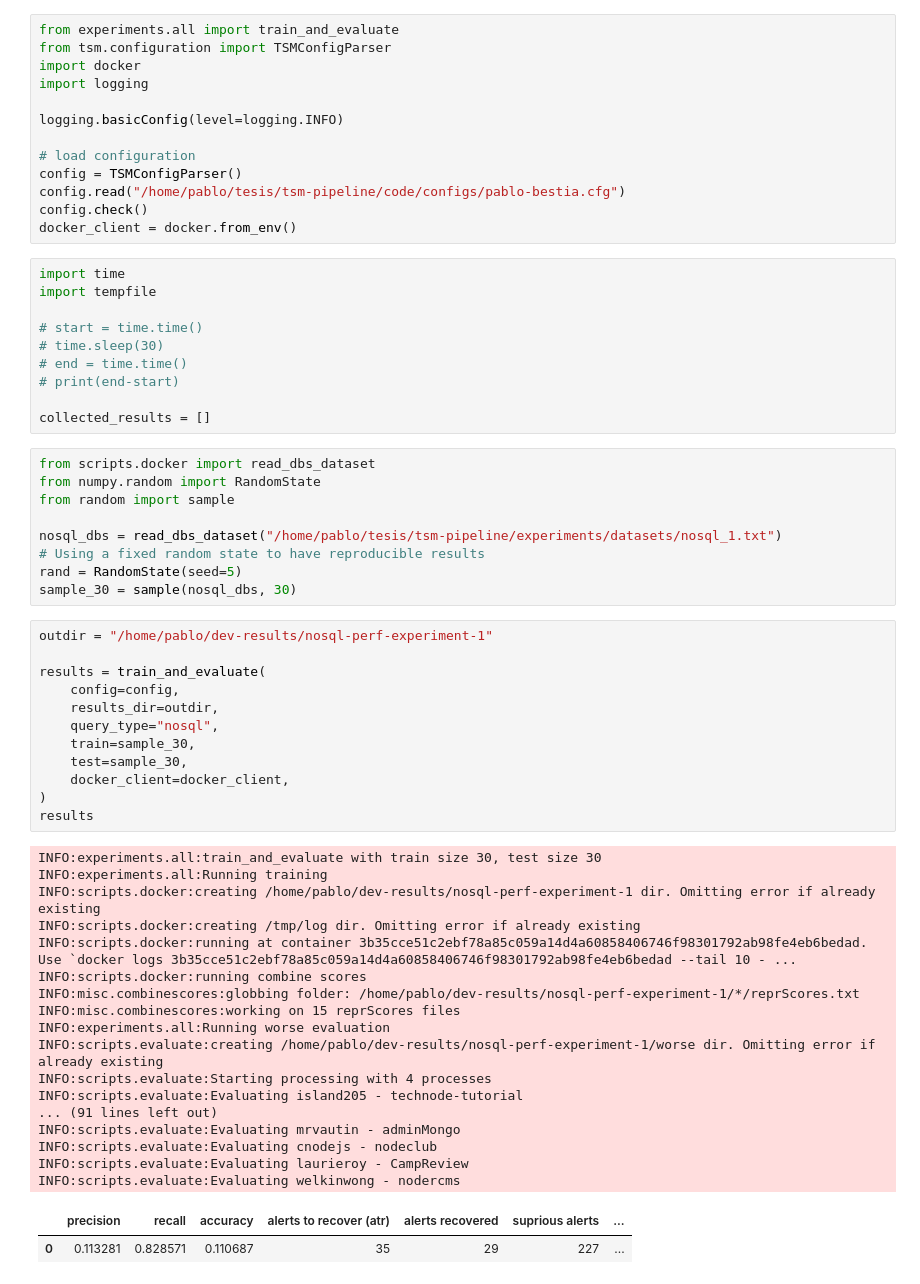
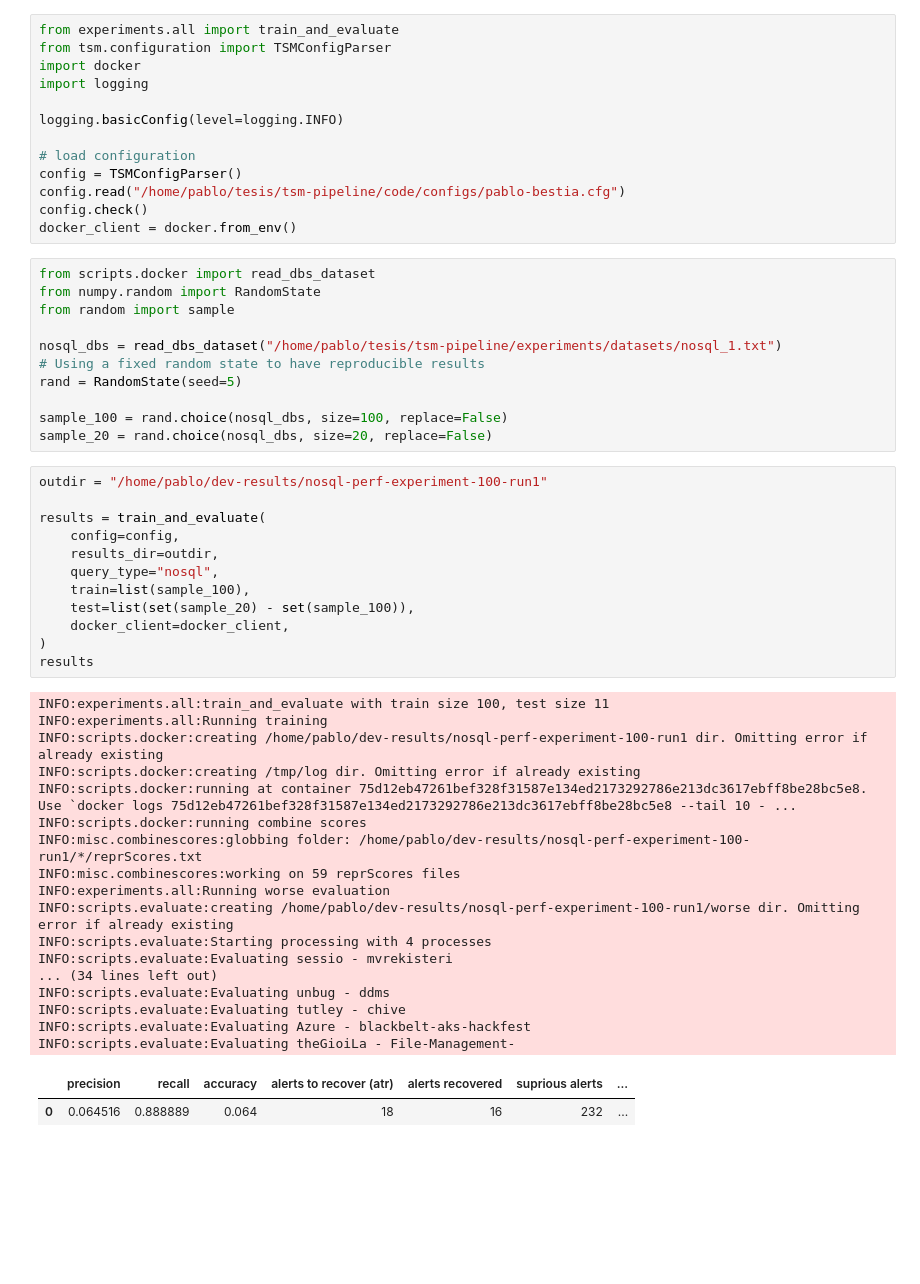
Before and after one commit to thepalbi/tsm-pipeline, a Jupyter notebook: code/notebooks/perf_experiments.ipynb, the cells around one changed output. Saved outputs shown, nothing was run; the diff lists cells and outputs as text; blank space fills up the shorter version.

Commit message:
running perf analysis with nosql and xss

```diff
--- a/code/notebooks/perf_experiments.ipynb
+++ b/code/notebooks/perf_experiments.ipynb
@@ -14,16 +14,6 @@ config = TSMConfigParser()
 config.read("/home/pablo/tesis/tsm-pipeline/code/configs/pablo-bestia.cfg")
 config.check()
 docker_client = docker.from_env()
-# %%
-import time
-import tempfile
-
-# start = time.time()
-# time.sleep(30)
-# end = time.time()
-# print(end-start)
-
-collected_results = []
 # %%
 from scripts.docker import read_dbs_dataset
 from numpy.random import RandomState
@@ -32,36 +22,38 @@ from random import sample
 nosql_dbs = read_dbs_dataset("/home/pablo/tesis/tsm-pipeline/experiments/datasets/nosql_1.txt")
 # Using a fixed random state to have reproducible results
 rand = RandomState(seed=5)
-sample_30 = sample(nosql_dbs, 30)
+
+sample_100 = rand.choice(nosql_dbs, size=100, replace=False)
+sample_20 = rand.choice(nosql_dbs, size=20, replace=False)
 # %%
-outdir = "/home/pablo/dev-results/nosql-perf-experiment-1"
+outdir = "/home/pablo/dev-results/nosql-perf-experiment-100-run1"
 
 results = train_and_evaluate(
     config=config,
     results_dir=outdir,
     query_type="nosql",
-    train=sample_30,
-    test=sample_30,
+    train=list(sample_100),
+    test=list(set(sample_20) - set(sample_100)),
     docker_client=docker_client,
 )
 results
 # %% [output]
-INFO:experiments.all:train_and_evaluate with train size 30, test size 30
+INFO:experiments.all:train_and_evaluate with train size 100, test size 11
 INFO:experiments.all:Running training
-INFO:scripts.docker:creating /home/pablo/dev-results/nosql-perf-experiment-1 dir. Omitting error if already existing
+INFO:scripts.docker:creating /home/pablo/dev-results/nosql-perf-experiment-100-run1 dir. Omitting error if already existing
 INFO:scripts.docker:creating /tmp/log dir. Omitting error if already existing
-INFO:scripts.docker:running at container 3b35cce51c2ebf78a85c059a14d4a60858406746f98301792ab98fe4eb6bedad. Use `docker logs 3b35cce51c2ebf78a85c059a14d4a60858406746f98301792ab98fe4eb6bedad --tail 10 - ...
+INFO:scripts.docker:running at container 75d12eb47261bef328f31587e134ed2173292786e213dc3617ebff8be28bc5e8. Use `docker logs 75d12eb47261bef328f31587e134ed2173292786e213dc3617ebff8be28bc5e8 --tail 10 - ...
 INFO:scripts.docker:running combine scores
-INFO:misc.combinescores:globbing folder: /home/pablo/dev-results/nosql-perf-experiment-1/*/reprScores.txt
-INFO:misc.combinescores:working on 15 reprScores files
+INFO:misc.combinescores:globbing folder: /home/pablo/dev-results/nosql-perf-experiment-100-run1/*/reprScores.txt
+INFO:misc.combinescores:working on 59 reprScores files
 INFO:experiments.all:Running worse evaluation
-INFO:scripts.evaluate:creating /home/pablo/dev-results/nosql-perf-experiment-1/worse dir. Omitting error if already existing
+INFO:scripts.evaluate:creating /home/pablo/dev-results/nosql-perf-experiment-100-run1/worse dir. Omitting error if already existing
 INFO:scripts.evaluate:Starting processing with 4 processes
-INFO:scripts.evaluate:Evaluating island205 - technode-tutorial
-... (91 lines left out)
-INFO:scripts.evaluate:Evaluating mrvautin - adminMongo
-INFO:scripts.evaluate:Evaluating cnodejs - nodeclub
-INFO:scripts.evaluate:Evaluating laurieroy - CampReview
-INFO:scripts.evaluate:Evaluating welkinwong - nodercms
+INFO:scripts.evaluate:Evaluating sessio - mvrekisteri
+... (34 lines left out)
+INFO:scripts.evaluate:Evaluating unbug - ddms
+INFO:scripts.evaluate:Evaluating tutley - chive
+INFO:scripts.evaluate:Evaluating Azure - blackbelt-aks-hackfest
+INFO:scripts.evaluate:Evaluating theGioiLa - File-Management-
 |  | precision | recall | accuracy | alerts to recover (atr) | alerts recovered | suprious alerts | ... |
-| 0 | 0.113281 | 0.828571 | 0.110687 | 35 | 29 | 227 | ... |
+| 0 | 0.064516 | 0.888889 | 0.064 | 18 | 16 | 232 | ... |
```
Also changed, not shown: parts of 6 cells of this notebook, 1 other file.
